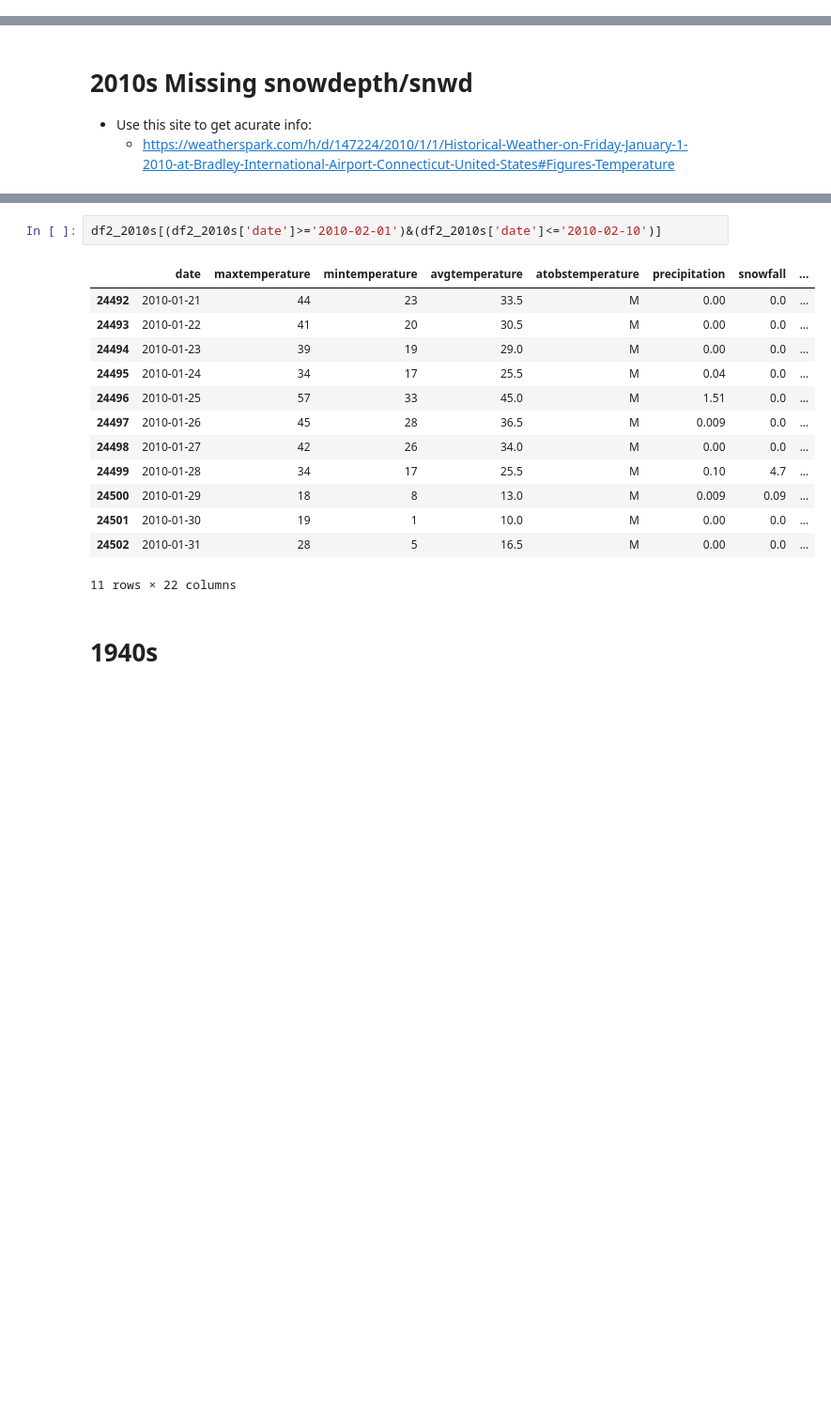
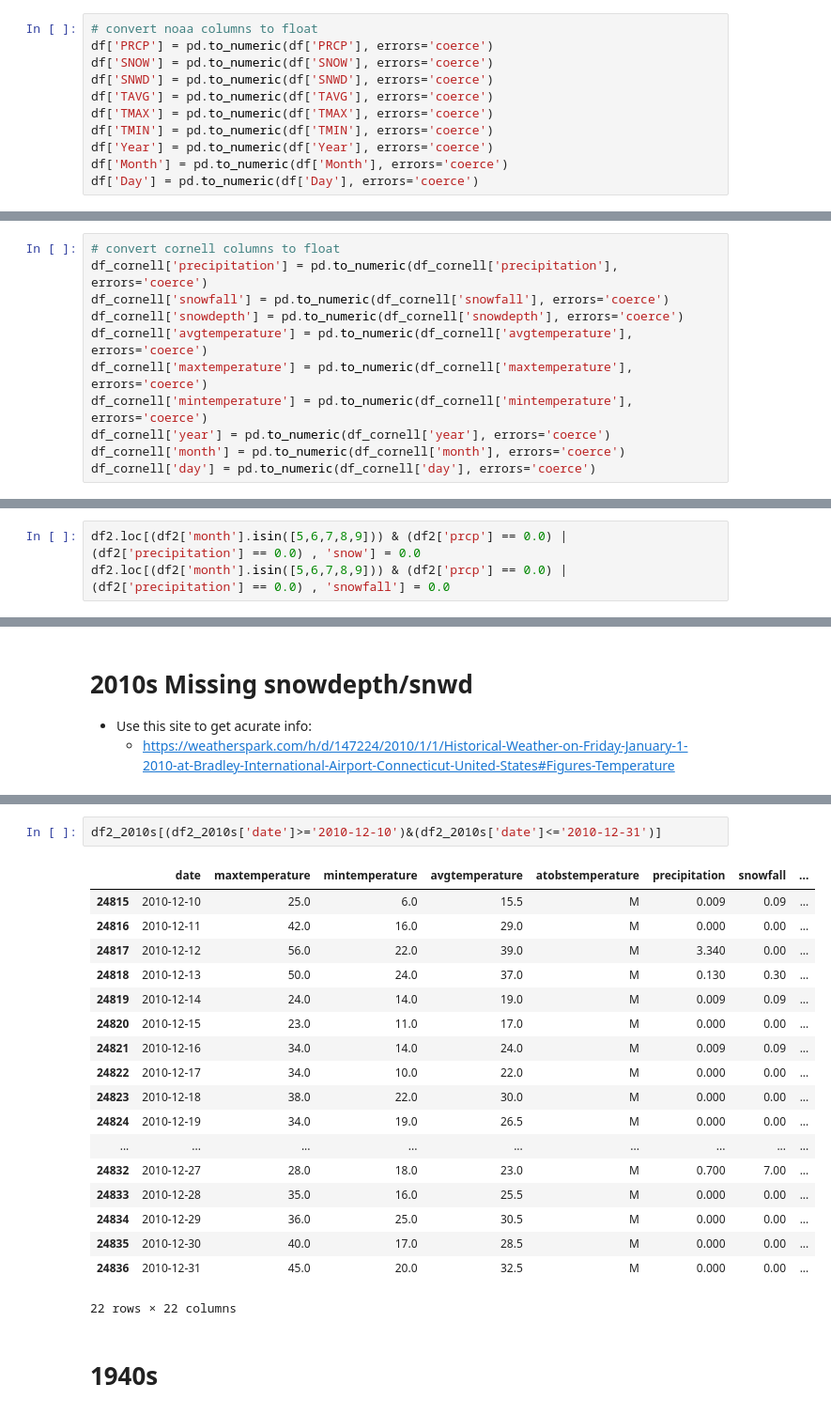
Before and after one commit to mrp10005/Bradley_CT_Weather, a Jupyter notebook: Bradley_Data_Cleansing_1_1_1943_12_31_2023.ipynb, the cells around one changed output, grey strips where cells are left out. Shown: that part at 94% size. Saved outputs shown, nothing was run; the diff lists cells and outputs as text; blank space fills up the shorter version.

```diff
--- a/Bradley_Data_Cleansing_1_1_1943_12_31_2023.ipynb
+++ b/Bradley_Data_Cleansing_1_1_1943_12_31_2023.ipynb
@@ -77,6 +77,17 @@ df = df.drop(['ACMH','ACSH','AWND','FMTM','FRGT','GAHT','PGTM','PSUN','TSUN','WD
 df.shape
 # %% [output]
 (28765, 10)
+# %%
+# convert noaa columns to float
+df['PRCP'] = pd.to_numeric(df['PRCP'], errors='coerce')
+df['SNOW'] = pd.to_numeric(df['SNOW'], errors='coerce')
+df['SNWD'] = pd.to_numeric(df['SNWD'], errors='coerce')
+df['TAVG'] = pd.to_numeric(df['TAVG'], errors='coerce')
+df['TMAX'] = pd.to_numeric(df['TMAX'], errors='coerce')
+df['TMIN'] = pd.to_numeric(df['TMIN'], errors='coerce')
+df['Year'] = pd.to_numeric(df['Year'], errors='coerce')
+df['Month'] = pd.to_numeric(df['Month'], errors='coerce')
+df['Day'] = pd.to_numeric(df['Day'], errors='coerce')
 # %% [markdown]
 ### Any missing data in 2023
 * No so I'll just use NOAA
@@ -342,3 +360,14 @@ df_cornell[df_cornell['snowdepth'] == 'T'].shape
+# %%
+# convert cornell columns to float
+df_cornell['precipitation'] = pd.to_numeric(df_cornell['precipitation'], errors='coerce')
+df_cornell['snowfall'] = pd.to_numeric(df_cornell['snowfall'], errors='coerce')
+df_cornell['snowdepth'] = pd.to_numeric(df_cornell['snowdepth'], errors='coerce')
+df_cornell['avgtemperature'] = pd.to_numeric(df_cornell['avgtemperature'], errors='coerce')
+df_cornell['maxtemperature'] = pd.to_numeric(df_cornell['maxtemperature'], errors='coerce')
+df_cornell['mintemperature'] = pd.to_numeric(df_cornell['mintemperature'], errors='coerce')
+df_cornell['year'] = pd.to_numeric(df_cornell['year'], errors='coerce')
+df_cornell['month'] = pd.to_numeric(df_cornell['month'], errors='coerce')
+df_cornell['day'] = pd.to_numeric(df_cornell['day'], errors='coerce')
 # %% [markdown]
 # End Getting Cornell Data
 # %% [markdown]
@@ -616,0 +660,3 @@ df2 = df2.rename(columns = {'year_x':'year','month_x':'month','day_x':'day'})
+# %%
+df2.loc[(df2['month'].isin([5,6,7,8,9])) & (df2['prcp'] == 0.0) | (df2['precipitation'] == 0.0) , 'snow'] = 0.0
+df2.loc[(df2['month'].isin([5,6,7,8,9])) & (df2['prcp'] == 0.0) | (df2['precipitation'] == 0.0) , 'snowfall'] = 0.0
@@ -826,19 +960,24 @@ print(len(df2_2010s[df2_2010s['atobstemperature']=='M'])/len(df2_2010s))
 # %%
-df2_2010s[(df2_2010s['date']>='2010-02-01')&(df2_2010s['date']<='2010-02-10')]
+df2_2010s[(df2_2010s['date']>='2010-12-10')&(df2_2010s['date']<='2010-12-31')]
 # %% [output]
 |  | date | maxtemperature | mintemperature | avgtemperature | atobstemperature | precipitation | snowfall | ... |
-| 24492 | 2010-01-21 | 44 | 23 | 33.5 | M | 0.00 | 0.0 | ... |
-| 24493 | 2010-01-22 | 41 | 20 | 30.5 | M | 0.00 | 0.0 | ... |
-| 24494 | 2010-01-23 | 39 | 19 | 29.0 | M | 0.00 | 0.0 | ... |
-| 24495 | 2010-01-24 | 34 | 17 | 25.5 | M | 0.04 | 0.0 | ... |
-| 24496 | 2010-01-25 | 57 | 33 | 45.0 | M | 1.51 | 0.0 | ... |
-| 24497 | 2010-01-26 | 45 | 28 | 36.5 | M | 0.009 | 0.0 | ... |
-| 24498 | 2010-01-27 | 42 | 26 | 34.0 | M | 0.00 | 0.0 | ... |
-| 24499 | 2010-01-28 | 34 | 17 | 25.5 | M | 0.10 | 4.7 | ... |
-| 24500 | 2010-01-29 | 18 | 8 | 13.0 | M | 0.009 | 0.09 | ... |
-| 24501 | 2010-01-30 | 19 | 1 | 10.0 | M | 0.00 | 0.0 | ... |
-| 24502 | 2010-01-31 | 28 | 5 | 16.5 | M | 0.00 | 0.0 | ... |
+| 24815 | 2010-12-10 | 25.0 | 6.0 | 15.5 | M | 0.009 | 0.09 | ... |
+| 24816 | 2010-12-11 | 42.0 | 16.0 | 29.0 | M | 0.000 | 0.00 | ... |
+| 24817 | 2010-12-12 | 56.0 | 22.0 | 39.0 | M | 3.340 | 0.00 | ... |
+| 24818 | 2010-12-13 | 50.0 | 24.0 | 37.0 | M | 0.130 | 0.30 | ... |
+| 24819 | 2010-12-14 | 24.0 | 14.0 | 19.0 | M | 0.009 | 0.09 | ... |
+| 24820 | 2010-12-15 | 23.0 | 11.0 | 17.0 | M | 0.000 | 0.00 | ... |
+| 24821 | 2010-12-16 | 34.0 | 14.0 | 24.0 | M | 0.009 | 0.09 | ... |
+| 24822 | 2010-12-17 | 34.0 | 10.0 | 22.0 | M | 0.000 | 0.00 | ... |
+| 24823 | 2010-12-18 | 38.0 | 22.0 | 30.0 | M | 0.000 | 0.00 | ... |
+| 24824 | 2010-12-19 | 34.0 | 19.0 | 26.5 | M | 0.000 | 0.00 | ... |
+| ... | ... | ... | ... | ... | ... | ... | ... | ... |
+| 24832 | 2010-12-27 | 28.0 | 18.0 | 23.0 | M | 0.700 | 7.00 | ... |
+| 24833 | 2010-12-28 | 35.0 | 16.0 | 25.5 | M | 0.000 | 0.00 | ... |
+| 24834 | 2010-12-29 | 36.0 | 25.0 | 30.5 | M | 0.000 | 0.00 | ... |
+| 24835 | 2010-12-30 | 40.0 | 17.0 | 28.5 | M | 0.000 | 0.00 | ... |
+| 24836 | 2010-12-31 | 45.0 | 20.0 | 32.5 | M | 0.000 | 0.00 | ... |
-11 rows × 22 columns
+22 rows × 22 columns
 # %% [markdown]
 # 1940s
 # %%
```
Also changed, not shown: parts of 22 cells of this notebook.
